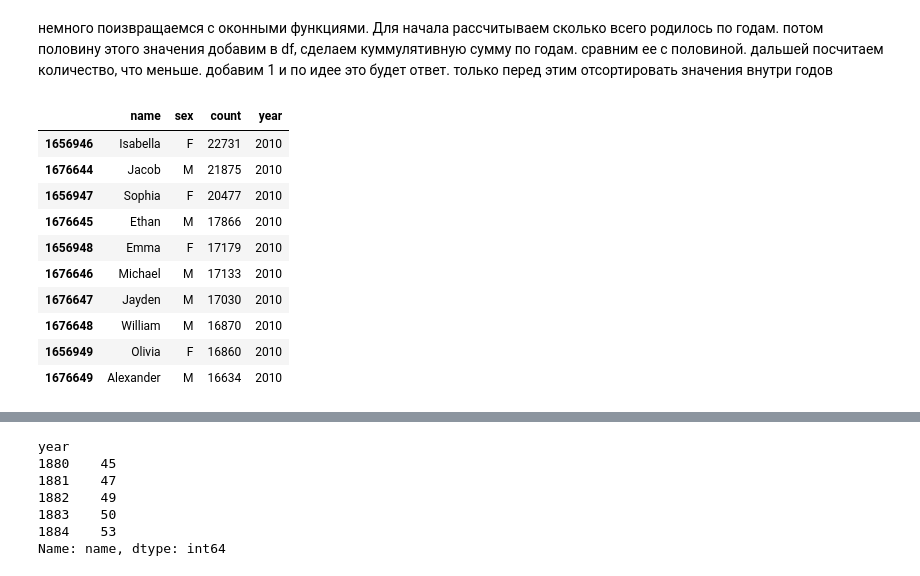
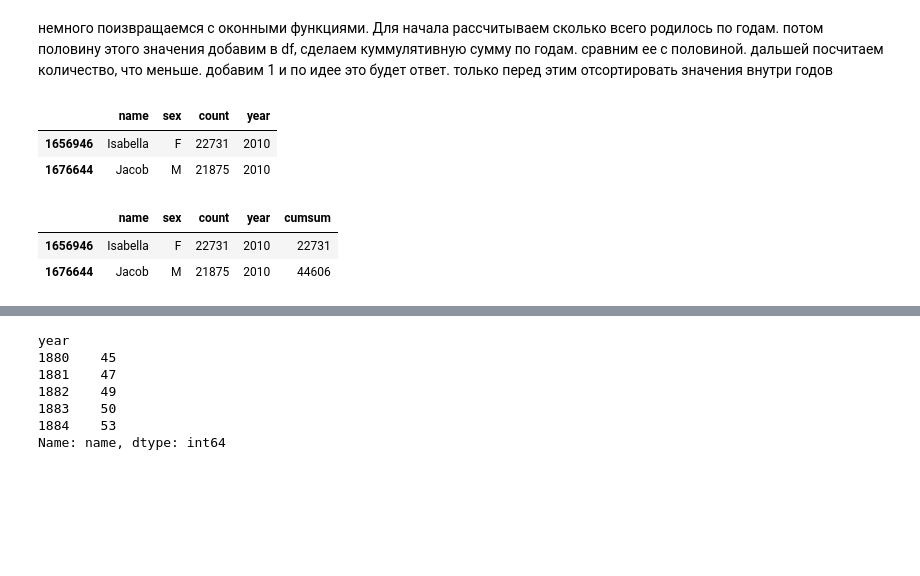
Before and after one commit to pyltsin/ipynb, a Jupyter notebook: otus/5 (визуализация данных)/exercises/part1.ipynb, the cells around one changed output, grey strips where cells are left out. Drawn from its saved outputs; the diff is of its cells as text; code cells hidden in the pictures; blank space fills up the shorter version.

```diff
--- a/otus/5 (визуализация данных)/exercises/part1.ipynb
+++ b/otus/5 (визуализация данных)/exercises/part1.ipynb
@@ -318,19 +272,11 @@ df_50 = df.copy()
 # %%
 df_50.sort_values(by = ['year', 'count'], ascending=False, inplace=True)
 # %%
-df_50.head(10)
+df_50.head(2)
 # %% [output]
 |  | name | sex | count | year |
 | 1656946 | Isabella | F | 22731 | 2010 |
 | 1676644 | Jacob | M | 21875 | 2010 |
-| 1656947 | Sophia | F | 20477 | 2010 |
-| 1676645 | Ethan | M | 17866 | 2010 |
-| 1656948 | Emma | F | 17179 | 2010 |
-| 1676646 | Michael | M | 17133 | 2010 |
-| 1676647 | Jayden | M | 17030 | 2010 |
-| 1676648 | William | M | 16870 | 2010 |
-| 1656949 | Olivia | F | 16860 | 2010 |
-| 1676649 | Alexander | M | 16634 | 2010 |
 # %%
 df_50_year_count = df_50[['year', 'count']].groupby(by='year').sum()
 # %%
@@ -340,2 +288,8 @@ df_50_year_count.reset_index(inplace=True)
+# %%
+df_50.head(2)
+# %% [output]
+|  | name | sex | count | year | cumsum |
+| 1656946 | Isabella | F | 22731 | 2010 | 22731 |
+| 1676644 | Jacob | M | 21875 | 2010 | 44606 |
 # %%
 df_50_with_half = pd.merge(df_50, df_50_year_count[['year', 'half']], on='year')
```
Also changed, not shown: parts of 32 cells of this notebook, 2 other files.
